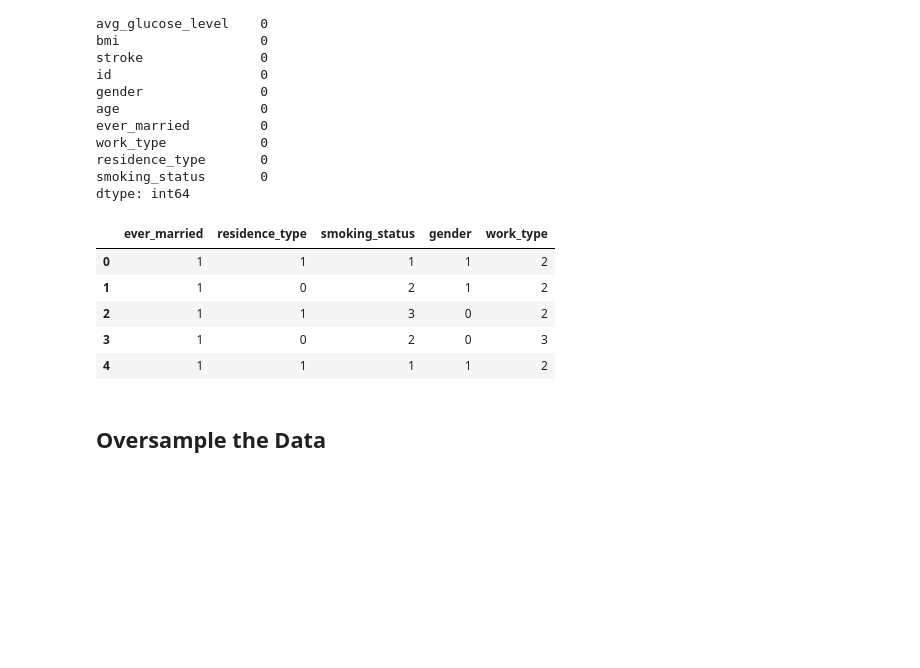
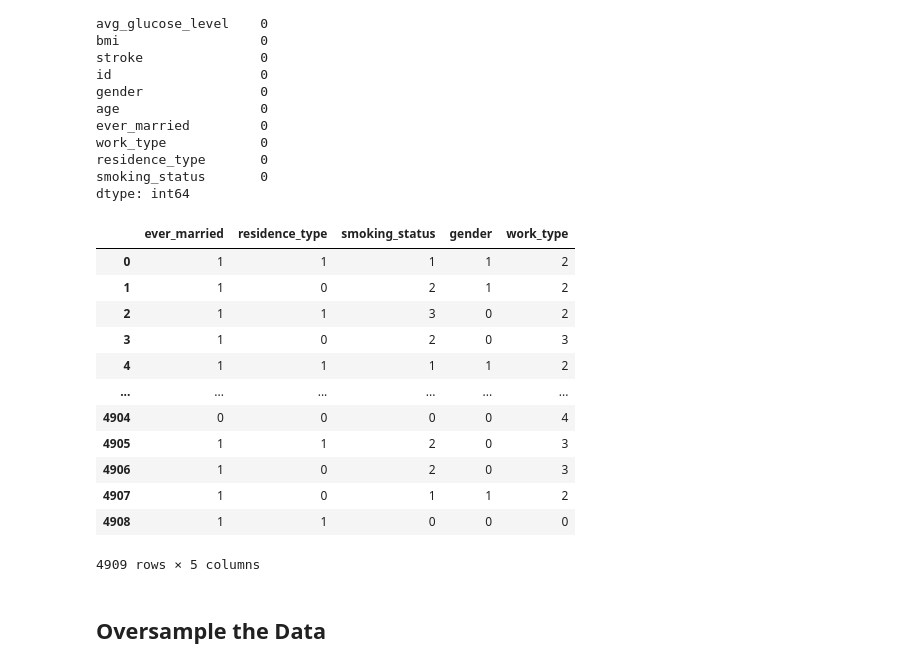
Before and after one commit to AimeeJLewis/Final_Group_Project, a Jupyter notebook: Stroke_Machine_Learning.ipynb, the cells around one changed output. Drawn from its saved outputs; the diff is of its cells as text; code cells hidden in the pictures; blank space fills up the shorter version.

```diff
--- a/Stroke_Machine_Learning.ipynb
+++ b/Stroke_Machine_Learning.ipynb
@@ -106,14 +106,21 @@ df['gender']=gender
 df['work_type']=work_type
 # %%
 # check that the categorical columns were changed to numerical columns
-df[['ever_married', 'residence_type', 'smoking_status', 'gender', 'work_type']].head()
+df[['ever_married', 'residence_type', 'smoking_status', 'gender', 'work_type']]
 # %% [output]
 |  | ever_married | residence_type | smoking_status | gender | work_type |
 | 0 | 1 | 1 | 1 | 1 | 2 |
 | 1 | 1 | 0 | 2 | 1 | 2 |
 | 2 | 1 | 1 | 3 | 0 | 2 |
 | 3 | 1 | 0 | 2 | 0 | 3 |
 | 4 | 1 | 1 | 1 | 1 | 2 |
+| ... | ... | ... | ... | ... | ... |
+| 4904 | 0 | 0 | 0 | 0 | 4 |
+| 4905 | 1 | 1 | 2 | 0 | 3 |
+| 4906 | 1 | 0 | 2 | 0 | 3 |
+| 4907 | 1 | 0 | 1 | 1 | 2 |
+| 4908 | 1 | 1 | 0 | 0 | 0 |
+4909 rows × 5 columns
 # %%
 # drop the "id" column and prepare the data for machine learning
 X = df.drop(columns = ['stroke', 'id'])
```
Also changed, not shown: 4 other files.
